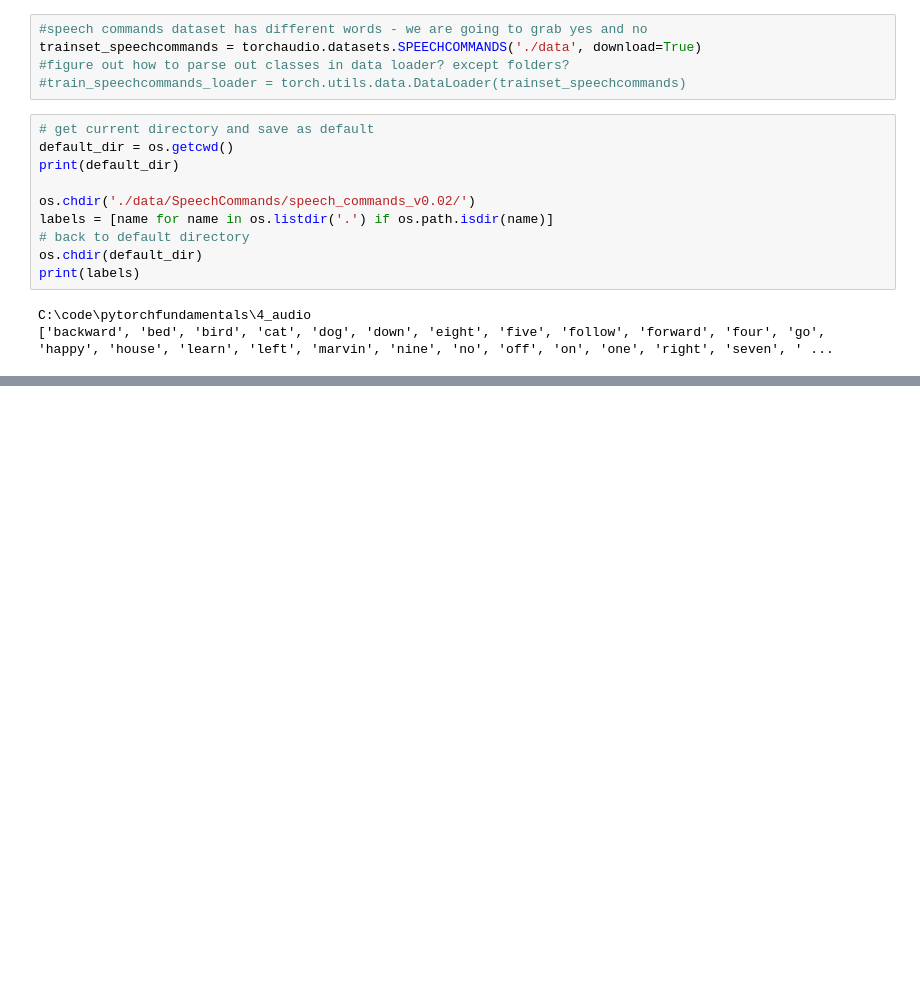
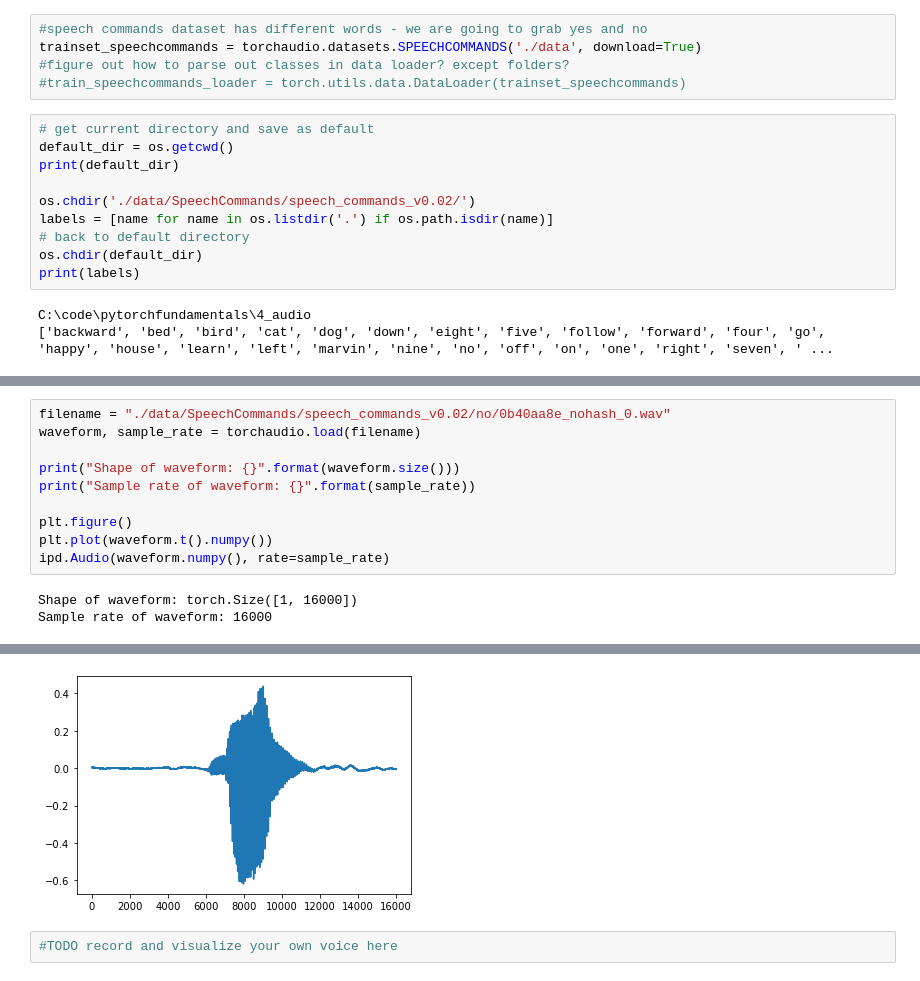
Before and after one commit to aiadvocates/pytorchfundamentals, a Jupyter notebook: 4_audio/2_intro_understanding_audio_data.ipynb, the cells around one changed output, grey strips where cells are left out. Drawn from its saved outputs; the diff is of its cells as text; blank space fills up the shorter version.

```diff
--- a/4_audio/2_intro_understanding_audio_data.ipynb
+++ b/4_audio/2_intro_understanding_audio_data.ipynb
@@ -63,0 +68,13 @@ ipd.Audio(no_waveform.numpy(), rate=no_sample_rate)
+# %%
+filename = "./data/SpeechCommands/speech_commands_v0.02/no/0b40aa8e_nohash_0.wav"
+waveform, sample_rate = torchaudio.load(filename)
+
+print("Shape of waveform: {}".format(waveform.size()))
+print("Sample rate of waveform: {}".format(sample_rate))
+
+plt.figure()
+plt.plot(waveform.t().numpy())
+ipd.Audio(waveform.numpy(), rate=sample_rate)
+# %% [output]
+Shape of waveform: torch.Size([1, 16000])
+Sample rate of waveform: 16000
@@ -63,0 +82,3 @@ ipd.Audio(no_waveform.numpy(), rate=no_sample_rate)
+[figure, added]
+# %%
+#TODO record and visualize your own voice here
```
Also changed, not shown: parts of 8 cells of this notebook, 1 other file.
